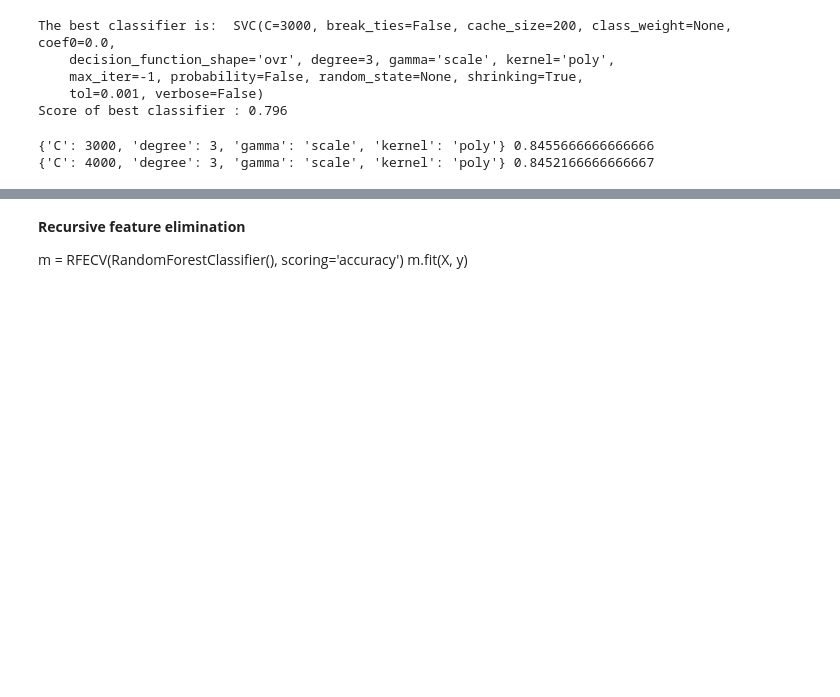
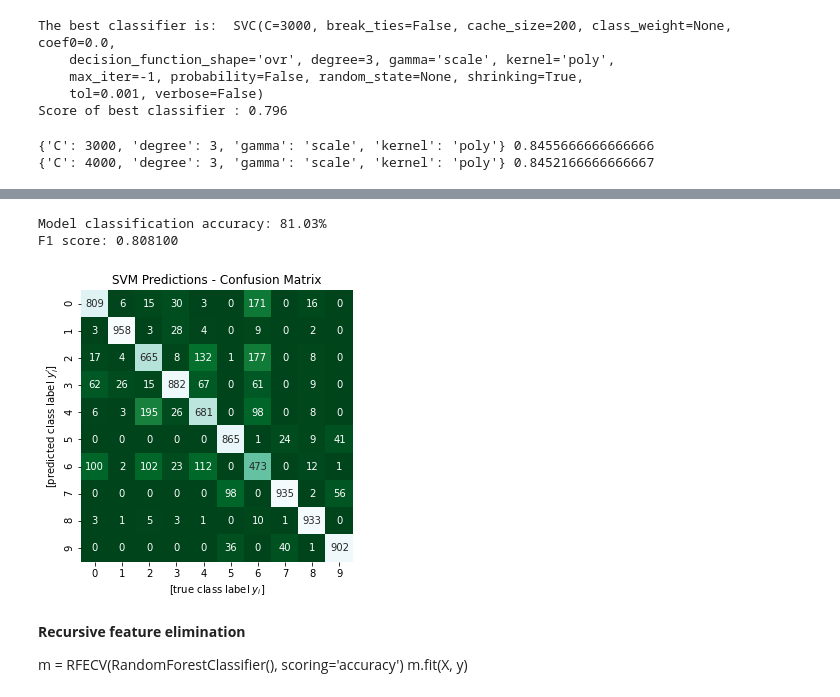
Before and after one commit to don3tan/MLCodingChallenge, a Jupyter notebook: PCA_FeatureSelection.ipynb, the cells around one changed output, grey strips where cells are left out. Saved outputs shown, nothing was run; the diff lists cells and outputs as text; code cells hidden in the pictures; blank space fills up the shorter version.

Commit message:
added confusion matrix

```diff
--- a/PCA_FeatureSelection.ipynb
+++ b/PCA_FeatureSelection.ipynb
@@ -466,3 +466,9 @@ for param, score in zip(poly_grid_3.cv_results_['params'], poly_grid_3.cv_result
 # %% [output]
 {'C': 3000, 'degree': 3, 'gamma': 'scale', 'kernel': 'poly'} 0.8455666666666666
 {'C': 4000, 'degree': 3, 'gamma': 'scale', 'kernel': 'poly'} 0.8452166666666667
+# %%
+svm = SVC(C=150,kernel="rbf",gamma="scale")
+# %%
+%%time
+
+svm.fit(pca_train_images,train_labels)
@@ -469,3 +482,29 @@ for param, score in zip(poly_grid_3.cv_results_['params'], poly_grid_3.cv_result
+# %%
+y_pred_test = svm.predict(pca_eval_images)
+# %%
+print('Model classification accuracy: {}%'.format(str(metrics.accuracy_score(eval_labels, y_pred_test) * 100)))
+f1 = f1_score(eval_labels, y_pred_test,average='macro')
+print('F1 score: %f' % f1)
+# %% [output]
+Model classification accuracy: 81.03%
+F1 score: 0.808100
+# %%
+mat = confusion_matrix(eval_labels, y_pred_test)
+
+# init the plot
+plt.figure(figsize=(5, 5))
+
+# plot confusion matrix heatmap
+sns.heatmap(mat.T, square=True, annot=True, fmt='d', cbar=False, cmap='BuGn_r', xticklabels=labels_dict, yticklabels=labels_dict)
+
+# add plot axis labels
+plt.xlabel('[true class label $y_{i}$]')
+plt.ylabel('[predicted class label $y_{i}\'$]')
+
+# add plot title
+plt.title('SVM Predictions - Confusion Matrix');
+# %% [output]
+[figure, added]
 # %% [markdown]
 **Recursive feature elimination**
 
```
Also changed, not shown: parts of 1 cell of this notebook.
